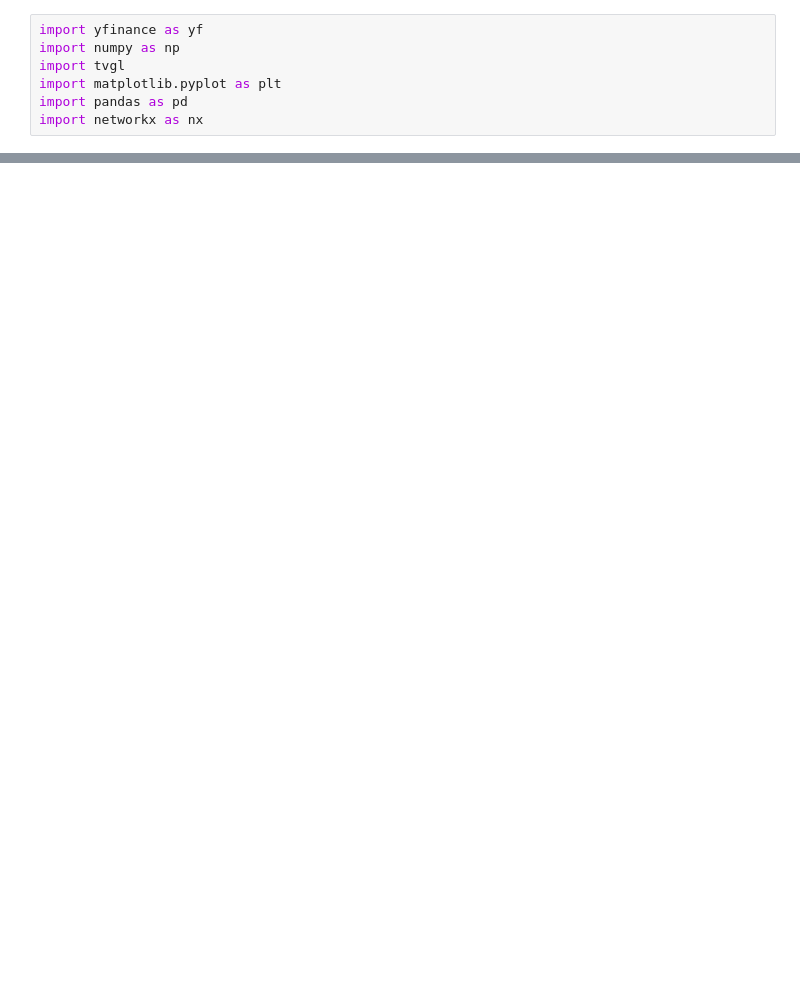
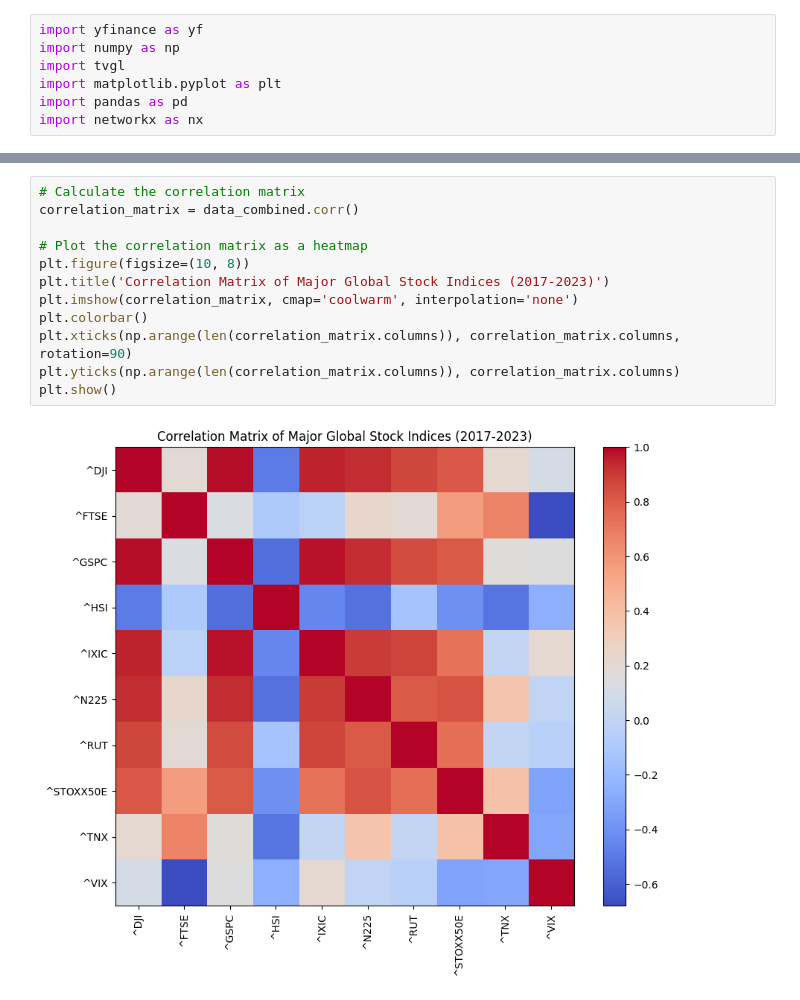
Before and after one commit to MatteoL01/TVGL, a Jupyter notebook: GLasso.ipynb, the cells around one changed output, grey strips where cells are left out. Saved outputs shown, nothing was run; the diff lists cells and outputs as text; blank space fills up the shorter version.

```diff
--- a/GLasso.ipynb
+++ b/GLasso.ipynb
@@ -54,0 +55,14 @@ plt.show()
+# %%
+# Calculate the correlation matrix
+correlation_matrix = data_combined.corr()
+
+# Plot the correlation matrix as a heatmap
+plt.figure(figsize=(10, 8))
+plt.title('Correlation Matrix of Major Global Stock Indices (2017-2023)')
+plt.imshow(correlation_matrix, cmap='coolwarm', interpolation='none')
+plt.colorbar()
+plt.xticks(np.arange(len(correlation_matrix.columns)), correlation_matrix.columns, rotation=90)
+plt.yticks(np.arange(len(correlation_matrix.columns)), correlation_matrix.columns)
+plt.show()
+# %% [output]
+[figure, added]
```
Also changed, not shown: parts of 16 cells of this notebook.
